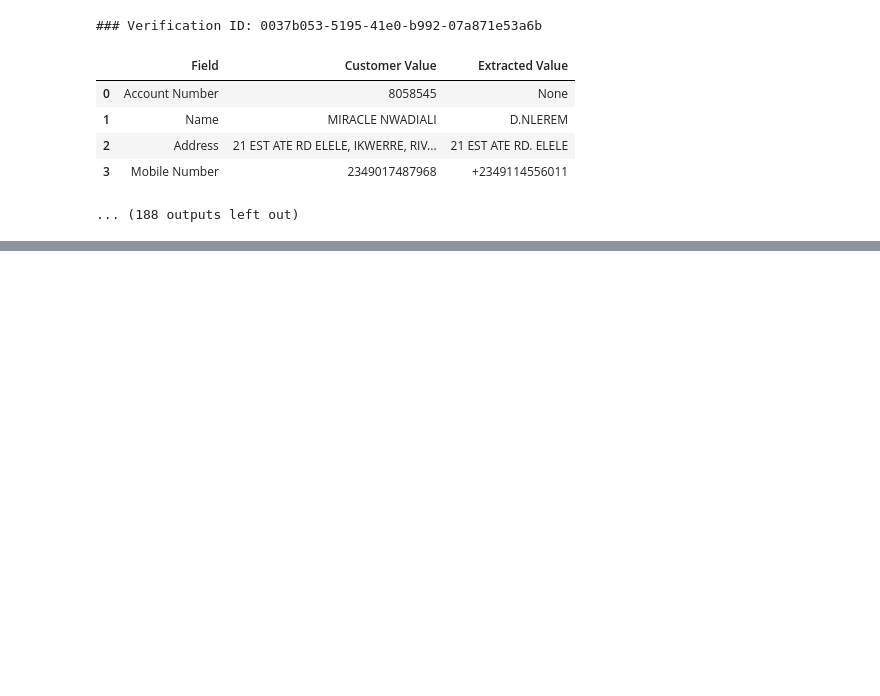
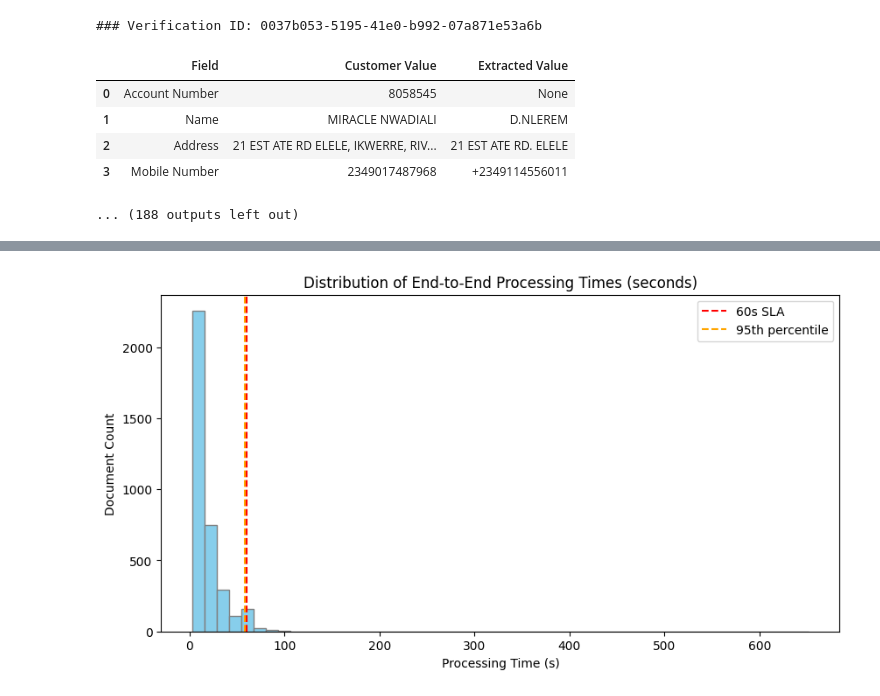
Before and after one commit to adrianzevenster/NER-Pipeline, a Jupyter notebook: DVS-Evaluation.ipynb, the cells around one changed output, grey strips where cells are left out. Cells and saved outputs as stored; diff of their text form; code cells hidden in the pictures; blank space fills up the shorter version.

Commit message:
analysis on spanner for document-verification-service

```diff
--- a/DVS-Evaluation.ipynb
+++ b/DVS-Evaluation.ipynb
@@ -328,0 +470,17 @@ Successfully installed et-xmlfile-2.0.0 openpyxl-3.1.5
+# %%
+import pandas as pd
+df = pd.read_csv("clickhouse_cleaned_seconds.csv")
+
+# Keep only END_TO_END rows
+e2e = df[df["step"] == "END_TO_END"].copy()
+
+# Compute overall statistics
+summary = {
+    "count": len(e2e),
+    "mean_s": e2e["p95_s"].mean(),
+    "median_s": e2e["p95_s"].median(),
+    "p95_s": e2e["p95_s"].quantile(0.95),
+    "max_s": e2e["p95_s"].max(),
+    "under_60_pct": (e2e["p95_s"] <= 60).mean() * 100
+}
+print(summary)
@@ -328,0 +506,13 @@ Successfully installed et-xmlfile-2.0.0 openpyxl-3.1.5
+# %%
+import matplotlib.pyplot as plt
+plt.figure(figsize=(10,5))
+plt.hist(e2e["p95_s"], bins=50, color='skyblue', edgecolor='gray')
+plt.axvline(60, color='red', linestyle='--', label='60s SLA')
+plt.axvline(e2e["p95_s"].quantile(0.95), color='orange', linestyle='--', label='95th percentile')
+plt.title("Distribution of End-to-End Processing Times (seconds)")
+plt.xlabel("Processing Time (s)")
+plt.ylabel("Document Count")
+plt.legend()
+plt.show()
+# %% [output]
+[figure, added]
```
Also changed, not shown: parts of 6 cells of this notebook.
